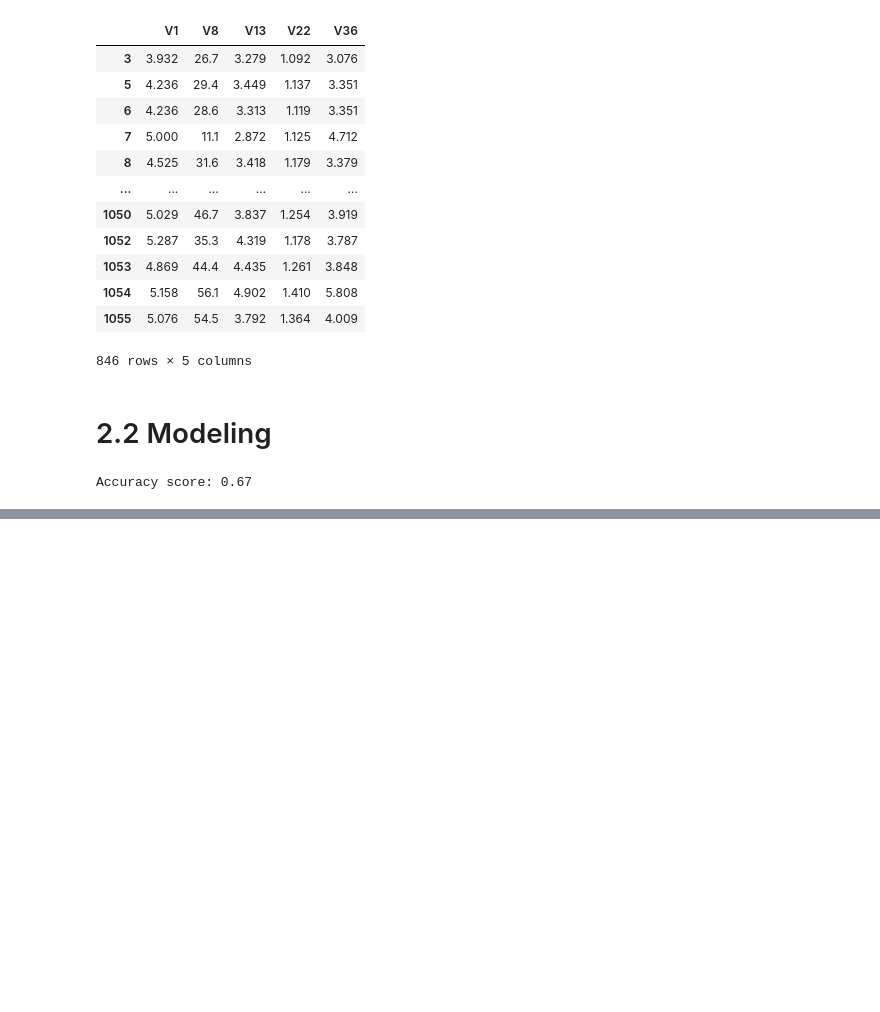
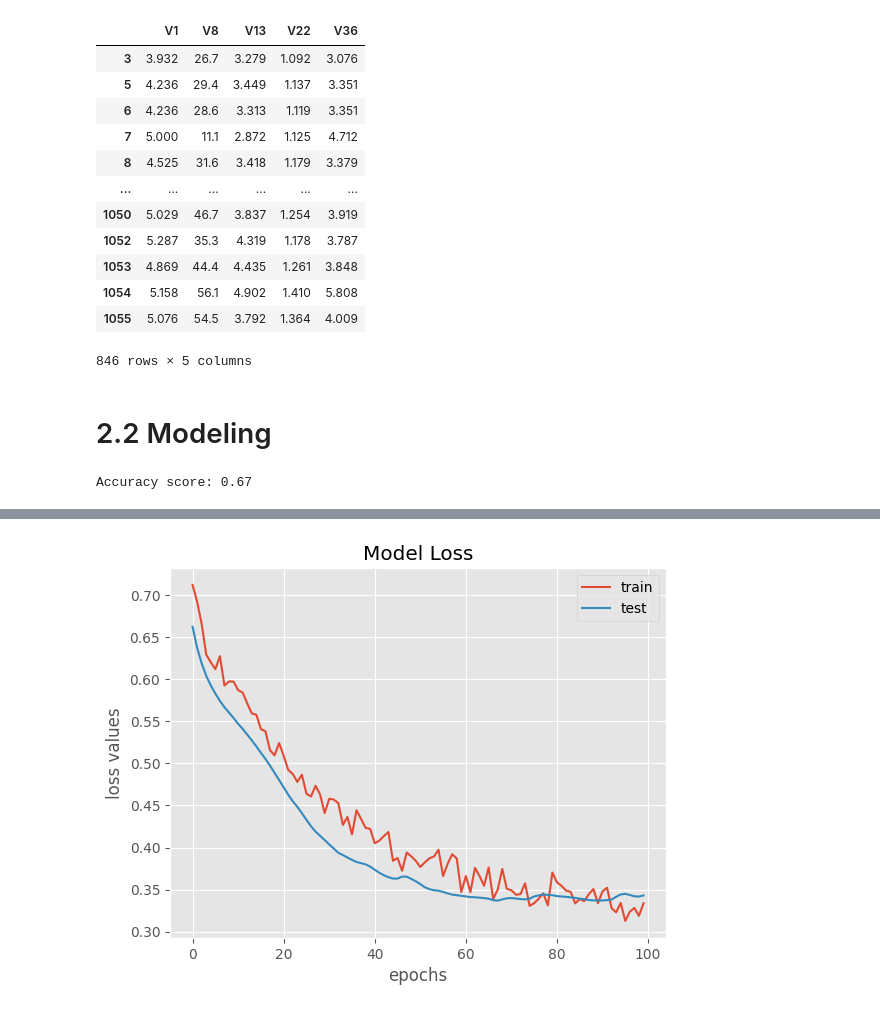
Before and after one commit to TheLukaDragar/IS2, a Jupyter notebook: assigment2.ipynb, the cells around one changed output, grey strips where cells are left out. Cells and saved outputs as stored; diff of their text form; code cells hidden in the pictures; blank space fills up the shorter version.

```diff
--- a/assigment2.ipynb
+++ b/assigment2.ipynb
@@ -773,0 +1171,30 @@ Adaboost score on test data: 0.8277511961722488
+# %%
+from sklearn.model_selection import GridSearchCV
+from keras.wrappers.scikit_learn import KerasClassifier
+from keras.models import Sequential
+from keras.layers import Dense,Dropout
+from keras.layers import LeakyReLU
+
+
+# Train-Test
+from sklearn.model_selection import train_test_split
+# shuffle and split training and test sets
+X_train_nn, X_test_nn, y_train_nn, y_test_nn = train_test_split(X_all_features_scaled, Y_all_features, test_size=0.4,
+                                                    random_state=42)
+# %%
+def create_model(optimizer="adam"):
+    # create model
+    modell = Sequential()
+    modell.add(Dense(32, input_dim=41, activation=LeakyReLU()))
+    modell.add(Dropout(0.4))
+    modell.add(Dense(27, activation='relu'))
+    modell.add(Dropout(0.3))
+    modell.add(Dense(7, activation='sigmoid'))
+    modell.add(Dropout(0.2))
+    modell.add(Dense(27, activation='relu'))
+    modell.add(Dropout(0.3))
+    modell.add(Dense(1, activation='sigmoid')) # Since it has 2 outputs, 'sigmoid' as activation in the output layer
+    # Compile model
+    modell.compile(loss='binary_crossentropy', optimizer=optimizer,metrics=["accuracy"])
+    return modell
+modelNN = create_model()
@@ -773,0 +1208,2 @@ Adaboost score on test data: 0.8277511961722488
+# %%
+train=modelNN.fit(X_train_nn, y_train_nn, epochs=100, batch_size=100, verbose=0,validation_data=(X_test_nn,y_test_nn))
@@ -773,0 +1214,10 @@ Adaboost score on test data: 0.8277511961722488
+# %%
+plt.plot(train.history['loss'], label='train')
+plt.plot(train.history['val_loss'], label='test')
+plt.title('Model Loss')
+plt.xlabel('epochs')
+plt.ylabel('loss values')
+plt.legend(loc='upper right')
+plt.show()
+# %% [output]
+[figure, added]
```
Also changed, not shown: parts of 40 cells of this notebook, 1 other file.
